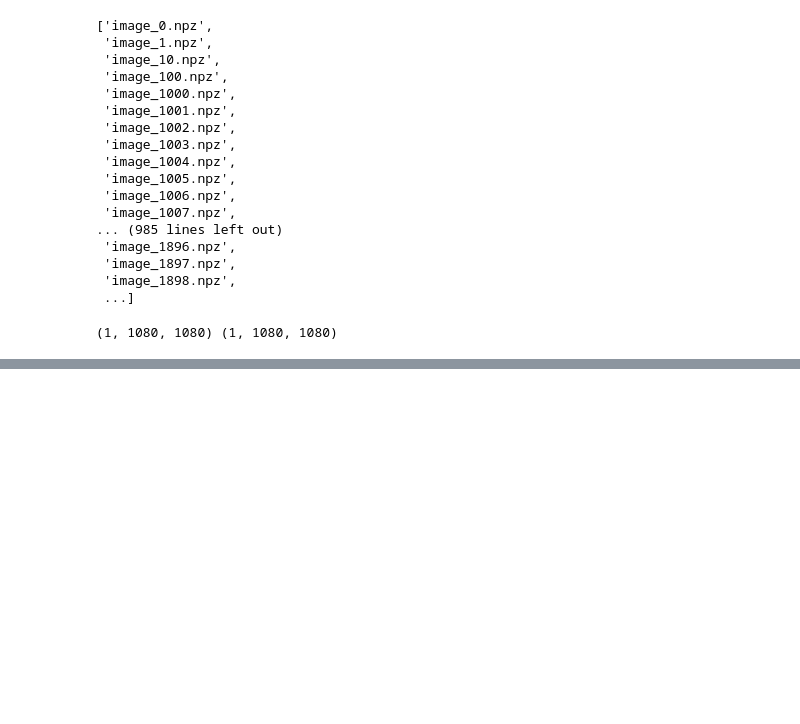
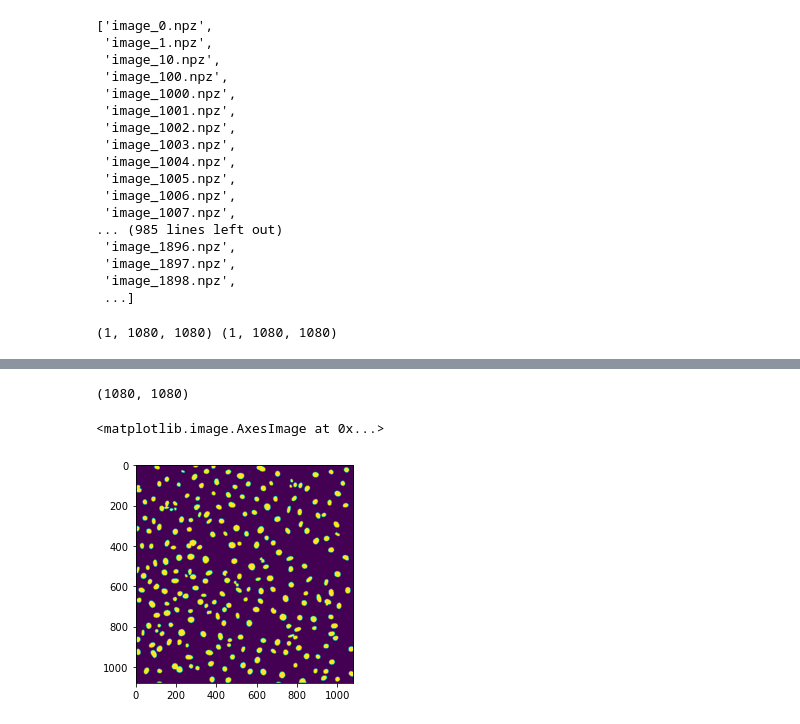
Before and after one commit to ktark/Transformer-CNN-microscopy-img, a Jupyter notebook: Util_Kaarel.ipynb, the cells around one changed output, grey strips where cells are left out. Cells and saved outputs as stored; diff of their text form; code cells hidden in the pictures; blank space fills up the shorter version.

```diff
--- a/Util_Kaarel.ipynb
+++ b/Util_Kaarel.ipynb
@@ -208,0 +228,19 @@ ax2.imshow(label)
+# %%
+import numpy as np
+import matplotlib.pyplot as plt
+import os
+from nibabel.testing import data_path
+
+example_filename =  'predictions\\TU_University_dev224\TU_pretrain_R50-ViT-B_16_skip3_epo150_bs24_224\\image_0_gt.nii.gz'
+
+import nibabel as nib
+img = nib.load(example_filename)
+# %%
+img.dataobj[:,:,0].shape
+# %% [output]
+(1080, 1080)
+# %%
+plt.imshow(img.dataobj[:,:,0])
+# %% [output]
+<matplotlib.image.AxesImage at 0x...>
+[figure, added]
```
Also changed, not shown: parts of 8 cells of this notebook, 7 other files.
